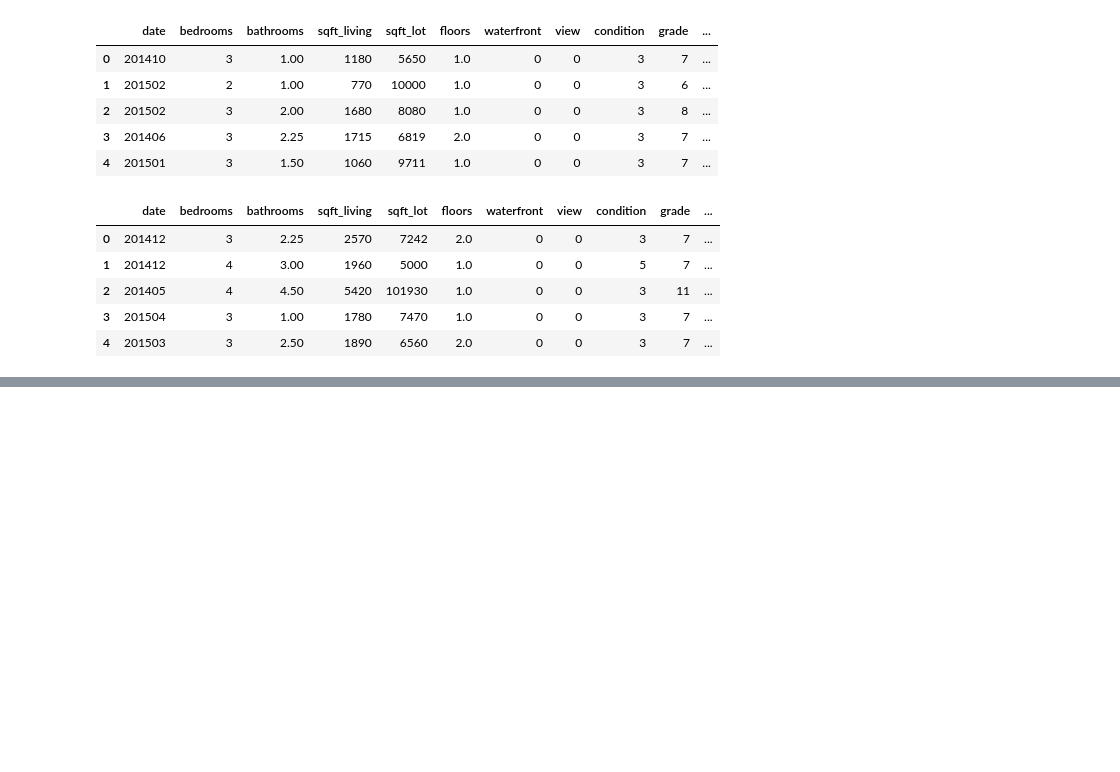
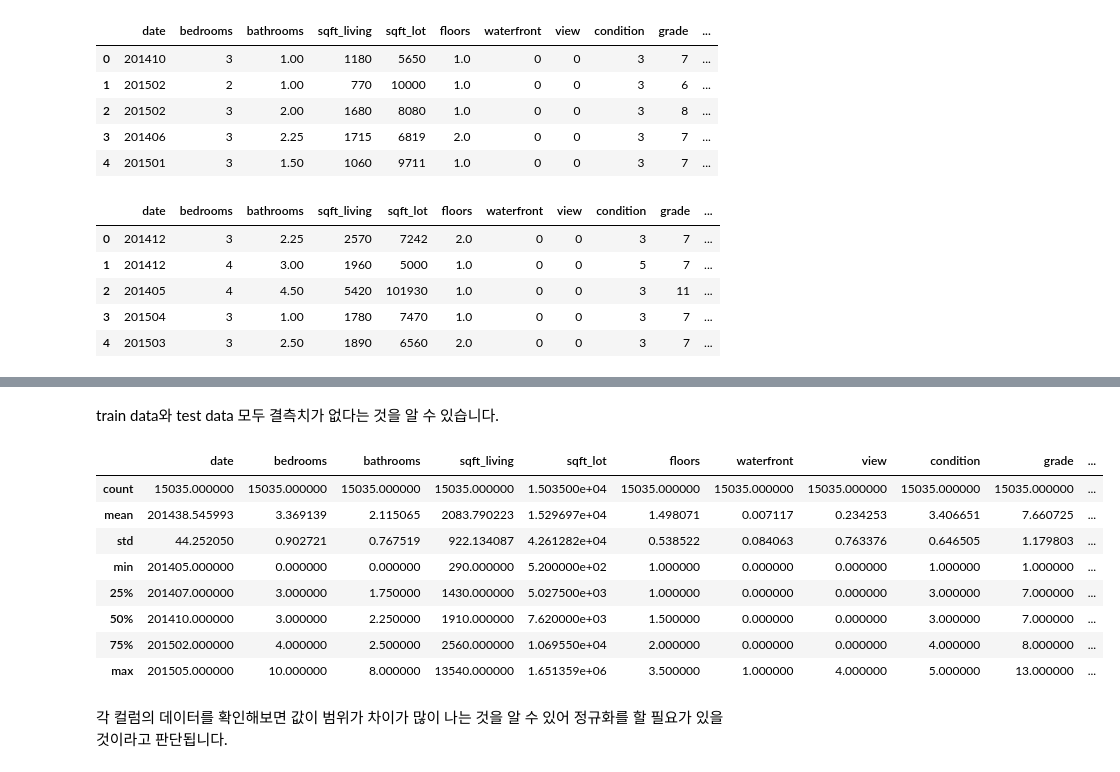
Before and after one commit to benestump/Aiffel, a Jupyter notebook: 08_housing_price_prediction/E8_House_Price_Prediction.ipynb, the cells around one changed output, grey strips where cells are left out. Cells and saved outputs as stored; diff of their text form; code cells hidden in the pictures; blank space fills up the shorter version.

```diff
--- a/08_housing_price_prediction/E8_House_Price_Prediction.ipynb
+++ b/08_housing_price_prediction/E8_House_Price_Prediction.ipynb
@@ -74,0 +88,16 @@ sub_data.head()
+# %% [markdown]
+train data와 test data 모두 결측치가 없다는 것을 알 수 있습니다.
+# %%
+train_data.describe()
+# %% [output]
+|  | date | bedrooms | bathrooms | sqft_living | sqft_lot | floors | waterfront | view | condition | grade | ... |
+| count | 15035.000000 | 15035.000000 | 15035.000000 | 15035.000000 | 1.503500e+04 | 15035.000000 | 15035.000000 | 15035.000000 | 15035.000000 | 15035.000000 | ... |
+| mean | 201438.545993 | 3.369139 | 2.115065 | 2083.790223 | 1.529697e+04 | 1.498071 | 0.007117 | 0.234253 | 3.406651 | 7.660725 | ... |
+| std | 44.252050 | 0.902721 | 0.767519 | 922.134087 | 4.261282e+04 | 0.538522 | 0.084063 | 0.763376 | 0.646505 | 1.179803 | ... |
+| min | 201405.000000 | 0.000000 | 0.000000 | 290.000000 | 5.200000e+02 | 1.000000 | 0.000000 | 0.000000 | 1.000000 | 1.000000 | ... |
+| 25% | 201407.000000 | 3.000000 | 1.750000 | 1430.000000 | 5.027500e+03 | 1.000000 | 0.000000 | 0.000000 | 3.000000 | 7.000000 | ... |
+| 50% | 201410.000000 | 3.000000 | 2.250000 | 1910.000000 | 7.620000e+03 | 1.500000 | 0.000000 | 0.000000 | 3.000000 | 7.000000 | ... |
+| 75% | 201502.000000 | 4.000000 | 2.500000 | 2560.000000 | 1.069550e+04 | 2.000000 | 0.000000 | 0.000000 | 4.000000 | 8.000000 | ... |
+| max | 201505.000000 | 10.000000 | 8.000000 | 13540.000000 | 1.651359e+06 | 3.500000 | 1.000000 | 4.000000 | 5.000000 | 13.000000 | ... |
+# %% [markdown]
+각 컬럼의 데이터를 확인해보면 값이 범위가 차이가 많이 나는 것을 알 수 있어 정규화를 할 필요가 있을 것이라고 판단됩니다.
```
Also changed, not shown: parts of 9 cells of this notebook.
